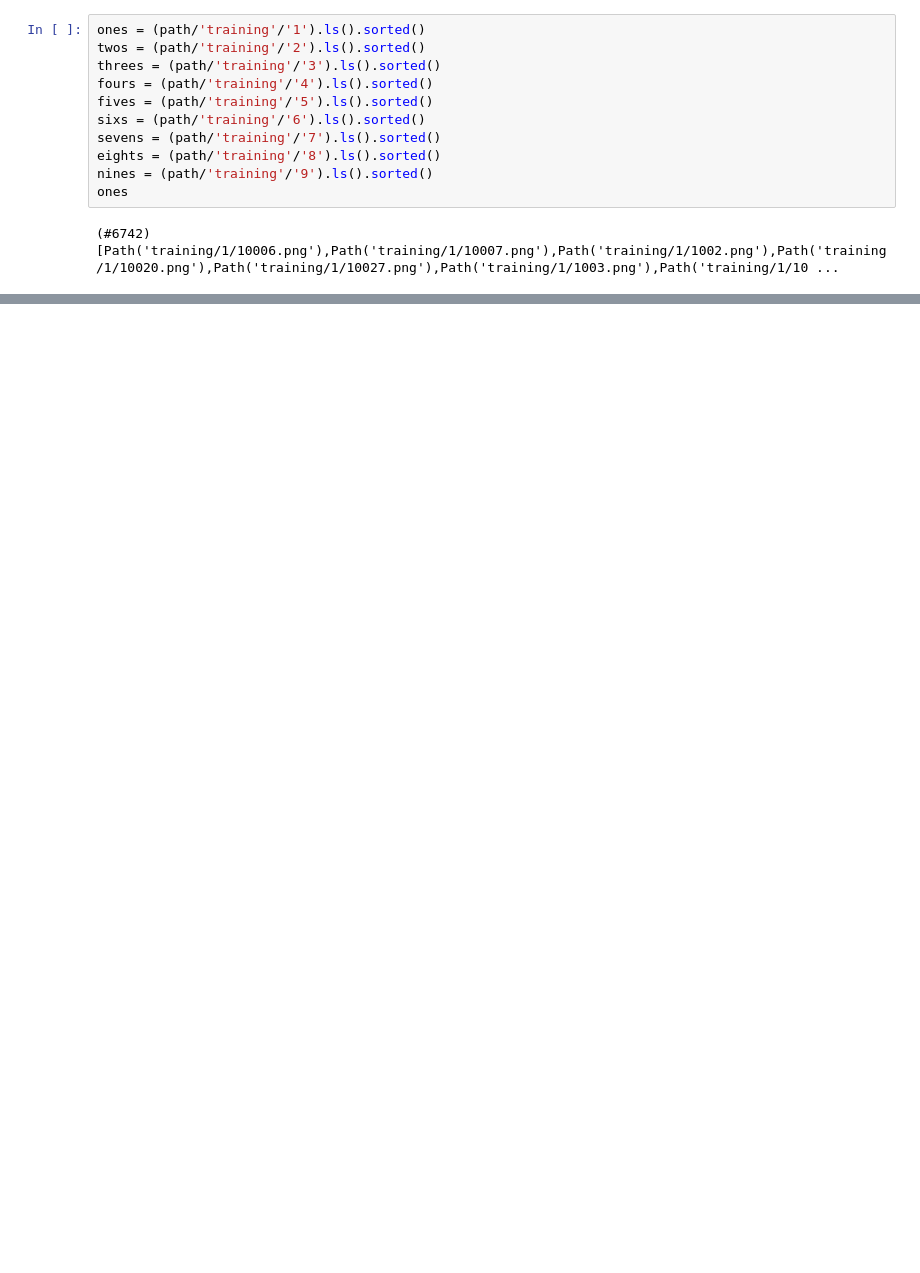
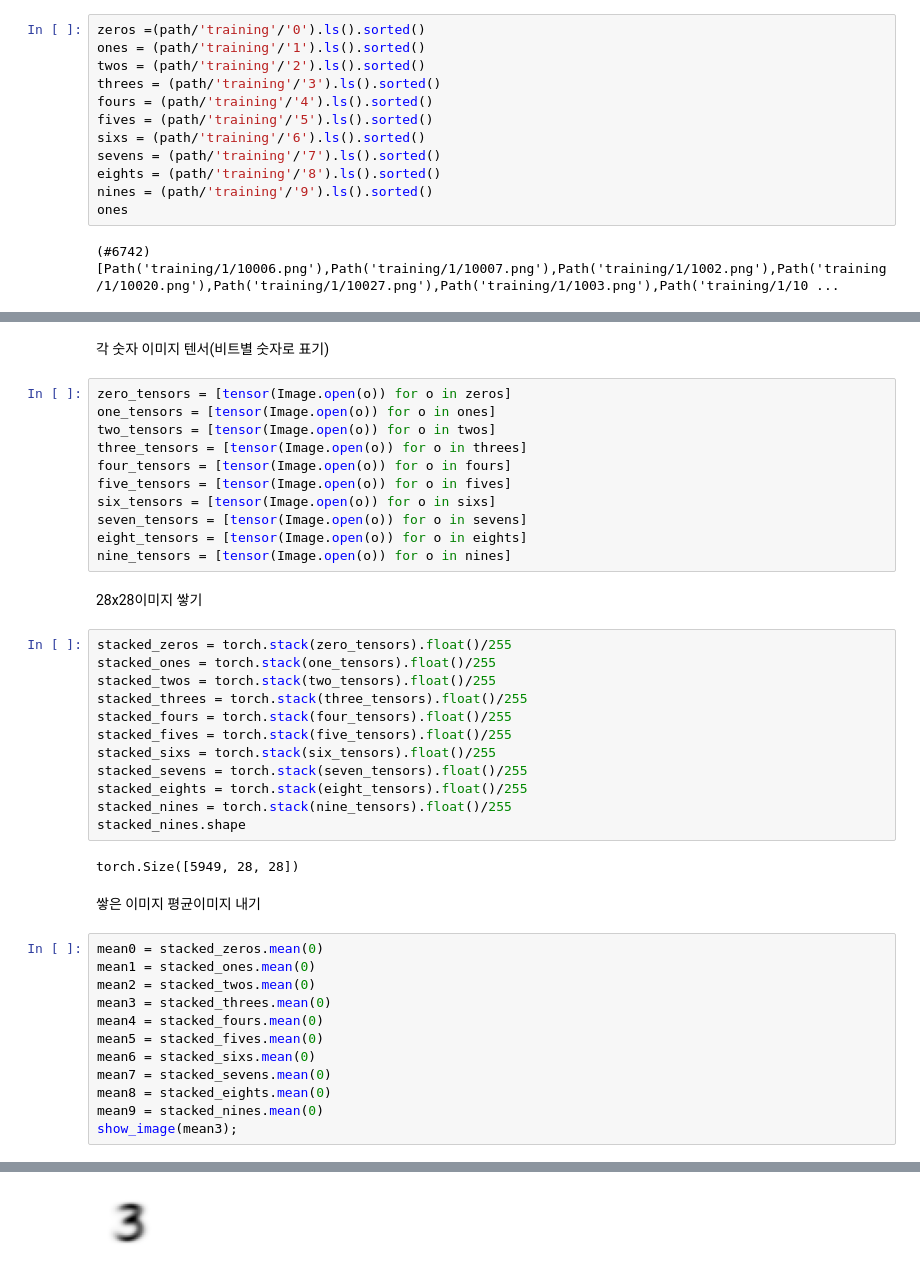
Before and after one commit to hs0224/a-professor-student-research-club, a Jupyter notebook: MinwooWorkspace/lmw_mnist.ipynb, the cells around one changed output, grey strips where cells are left out. Cells and saved outputs as stored; diff of their text form; blank space fills up the shorter version.

```diff
--- a/MinwooWorkspace/lmw_mnist.ipynb
+++ b/MinwooWorkspace/lmw_mnist.ipynb
@@ -33,4 +35,5 @@ numlist = []
 # %%
+zeros =(path/'training'/'0').ls().sorted()
 ones = (path/'training'/'1').ls().sorted()
 twos = (path/'training'/'2').ls().sorted()
 threes = (path/'training'/'3').ls().sorted()
@@ -51,0 +49,44 @@ len(three_tensors),len(seven_tensors)
+# %% [markdown]
+각 숫자 이미지 텐서(비트별 숫자로 표기)
+# %%
+zero_tensors = [tensor(Image.open(o)) for o in zeros]
+one_tensors = [tensor(Image.open(o)) for o in ones]
+two_tensors = [tensor(Image.open(o)) for o in twos]
+three_tensors = [tensor(Image.open(o)) for o in threes]
+four_tensors = [tensor(Image.open(o)) for o in fours]
+five_tensors = [tensor(Image.open(o)) for o in fives]
+six_tensors = [tensor(Image.open(o)) for o in sixs]
+seven_tensors = [tensor(Image.open(o)) for o in sevens]
+eight_tensors = [tensor(Image.open(o)) for o in eights]
+nine_tensors = [tensor(Image.open(o)) for o in nines]
+# %% [markdown]
+28x28이미지 쌓기
+# %%
+stacked_zeros = torch.stack(zero_tensors).float()/255
+stacked_ones = torch.stack(one_tensors).float()/255
+stacked_twos = torch.stack(two_tensors).float()/255
+stacked_threes = torch.stack(three_tensors).float()/255
+stacked_fours = torch.stack(four_tensors).float()/255
+stacked_fives = torch.stack(five_tensors).float()/255
+stacked_sixs = torch.stack(six_tensors).float()/255
+stacked_sevens = torch.stack(seven_tensors).float()/255
+stacked_eights = torch.stack(eight_tensors).float()/255
+stacked_nines = torch.stack(nine_tensors).float()/255
+stacked_nines.shape
+# %% [output]
+torch.Size([5949, 28, 28])
+# %% [markdown]
+쌓은 이미지 평균이미지 내기
+# %%
+mean0 = stacked_zeros.mean(0)
+mean1 = stacked_ones.mean(0)
+mean2 = stacked_twos.mean(0)
+mean3 = stacked_threes.mean(0)
+mean4 = stacked_fours.mean(0)
+mean5 = stacked_fives.mean(0)
+mean6 = stacked_sixs.mean(0)
+mean7 = stacked_sevens.mean(0)
+mean8 = stacked_eights.mean(0)
+mean9 = stacked_nines.mean(0)
+show_image(mean3);
+# %% [output]
@@ -51,0 +110 @@ len(three_tensors),len(seven_tensors)
+[figure, added]
```
Also changed, not shown: parts of 9 cells of this notebook.
